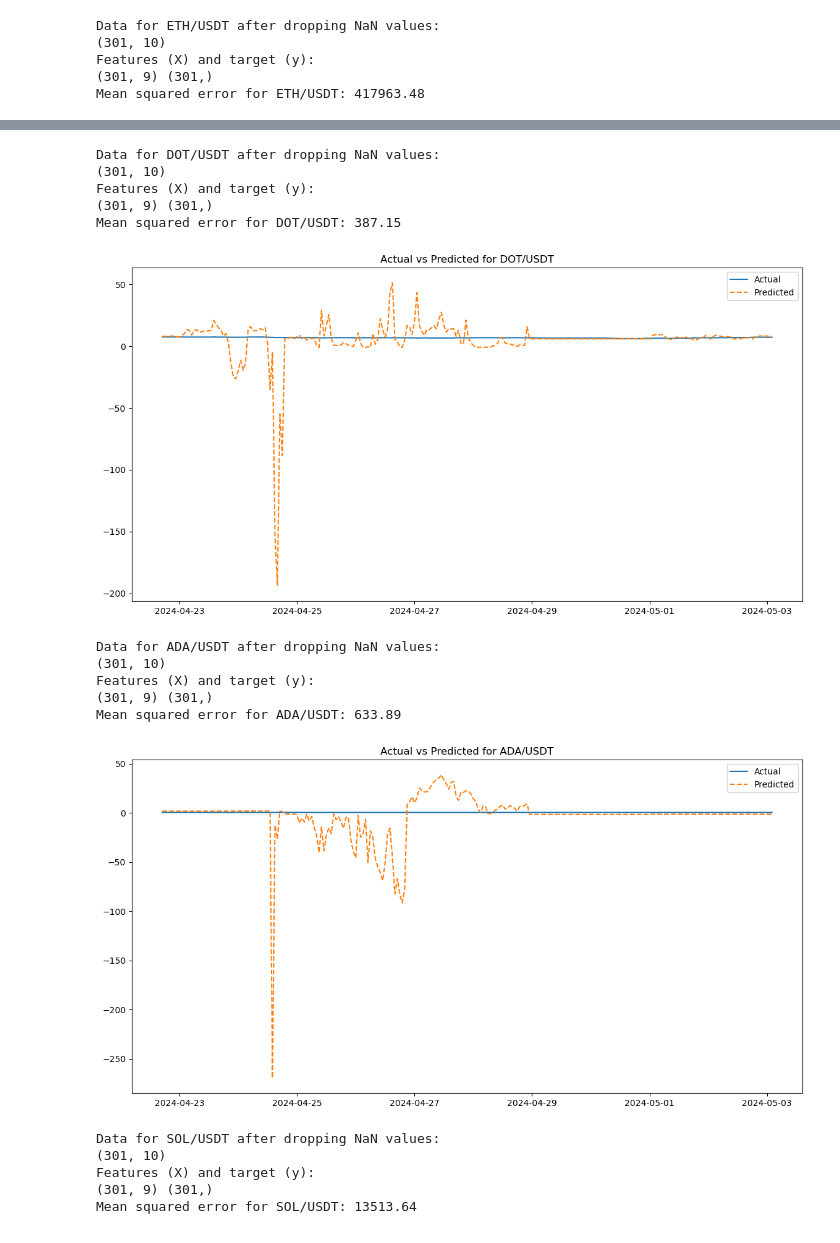
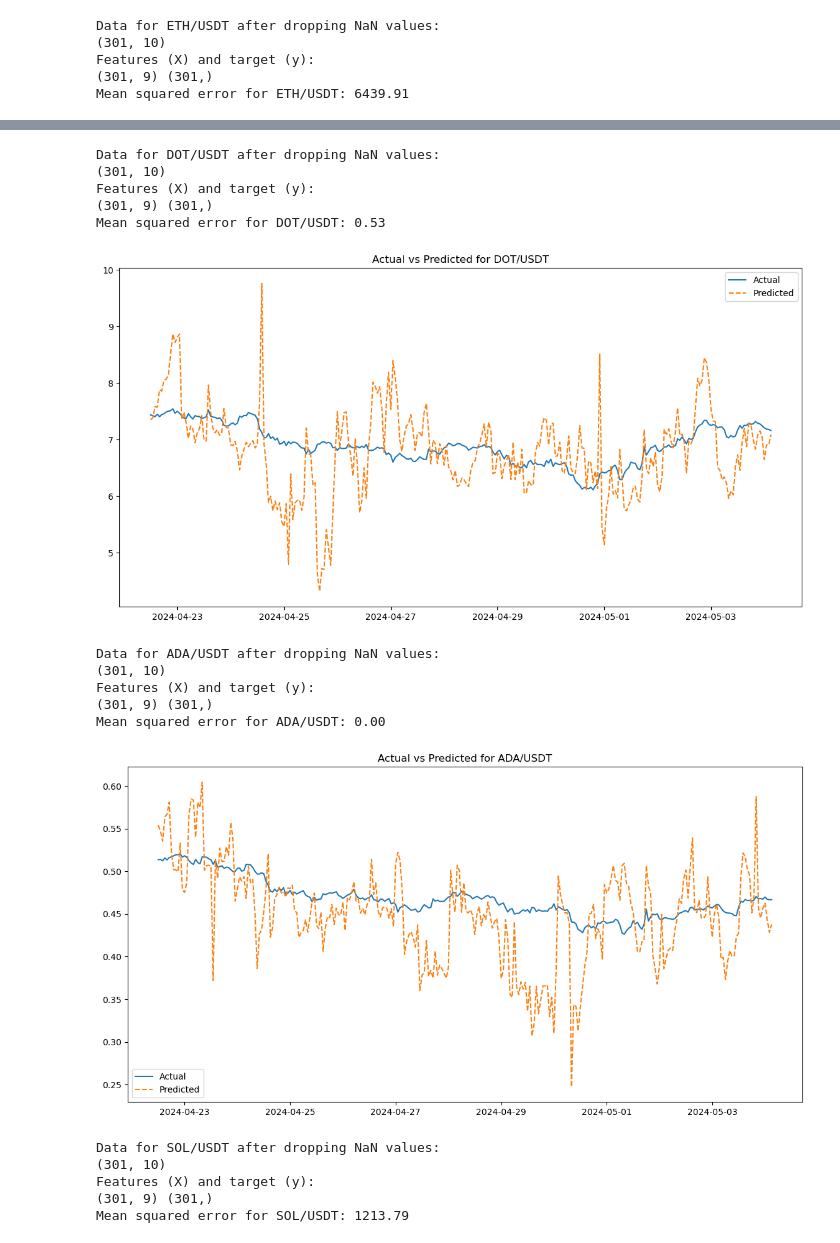
Before and after one commit to szym98/WSB_ML_crypto_model, a Jupyter notebook: Untitled6.ipynb, the cells around one changed output, grey strips where cells are left out. Cells and saved outputs as stored; diff of their text form; code cells hidden in the pictures.

```diff
--- a/Untitled6.ipynb
+++ b/Untitled6.ipynb
@@ -43,6 +43,7 @@ for symbol in symbols:
     bb = ta.volatility.BollingerBands(close=dataframe['close'], window=20, window_dev=2)
     dataframe['BB_High'] = bb.bollinger_hband()
     dataframe['BB_Low'] = bb.bollinger_lband()
+
     # Prepare data for machine learning
     dataframe = dataframe.dropna()  # Drop rows with NaN values
 
@@ -59,12 +60,17 @@ for symbol in symbols:
     print("Features (X) and target (y):")
     print(X.shape, y.shape)
 
+
     scaler = StandardScaler()
     X_scaled = scaler.fit_transform(X)
 
+
+
+
     # Model and cross-validation setup
-    model = MLPRegressor(hidden_layer_sizes=(50, 50), max_iter=10000, alpha=0.,learning_rate='adaptive',tol=0.1, learning_rate_init=0.3, random_state=42)
-    tscv = TimeSeriesSplit(n_splits=5)
+    model = MLPRegressor(hidden_layer_sizes=(125, 125), max_iter=20000, alpha=0.002,learning_rate='adaptive',tol=0.002, learning_rate_init=0.002, random_state=42)
+    n_samp=40
+    tscv = TimeSeriesSplit(n_splits=n_samp)
     # Training and prediction
     predictions = []
     for train_index, test_index in tscv.split(X_scaled):
@@ -84,6 +90,12 @@ for symbol in symbols:
     plt.figure(figsize=(14, 7))
     plt.plot(dataframe.index[-len(predictions):], y.iloc[-len(predictions):], label="Actual")
     plt.plot(dataframe.index[-len(predictions):], predictions, linestyle='dashed', label="Predicted")
+
+    # Add vertical lines to show the train-test index borders
+    #train_test_borders = int(len(X)/n_samp)
+    #for border in range(train_test_borders):
+        #plt.axvline(border, color='gray', linestyle='--')
+
     plt.title(f"Actual vs Predicted for {symbol}")
     plt.legend()
     plt.show()
@@ -102,4 +114,4 @@ Data for ETH/USDT after dropping NaN values:
 (301, 10)
 Features (X) and target (y):
 (301, 9) (301,)
-Mean squared error for ETH/USDT: 417963.48
+Mean squared error for ETH/USDT: 6439.91
@@ -107,17 +119,17 @@ Mean squared error for ETH/USDT: 417963.48
 Data for DOT/USDT after dropping NaN values:
 (301, 10)
 Features (X) and target (y):
 (301, 9) (301,)
-Mean squared error for DOT/USDT: 387.15
+Mean squared error for DOT/USDT: 0.53
-[figure, old version]
+[figure, new version]
 Data for ADA/USDT after dropping NaN values:
 (301, 10)
 Features (X) and target (y):
 (301, 9) (301,)
-Mean squared error for ADA/USDT: 633.89
+Mean squared error for ADA/USDT: 0.00
-[figure, old version]
+[figure, new version]
 Data for SOL/USDT after dropping NaN values:
 (301, 10)
 Features (X) and target (y):
 (301, 9) (301,)
-Mean squared error for SOL/USDT: 13513.64
+Mean squared error for SOL/USDT: 1213.79
```
Also changed, not shown: parts of 2 cells of this notebook.
